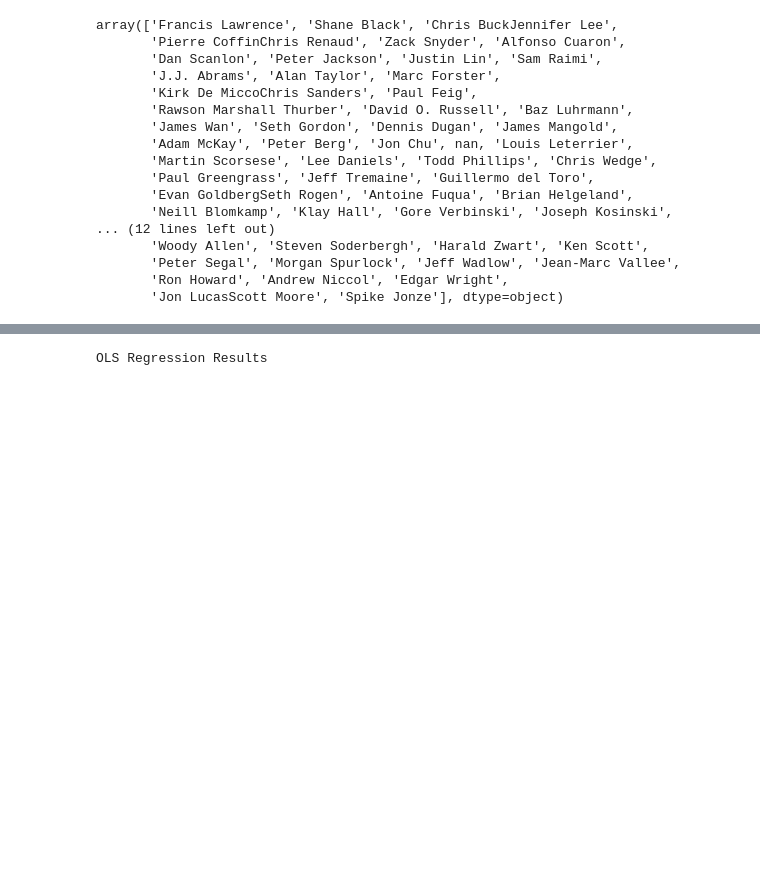
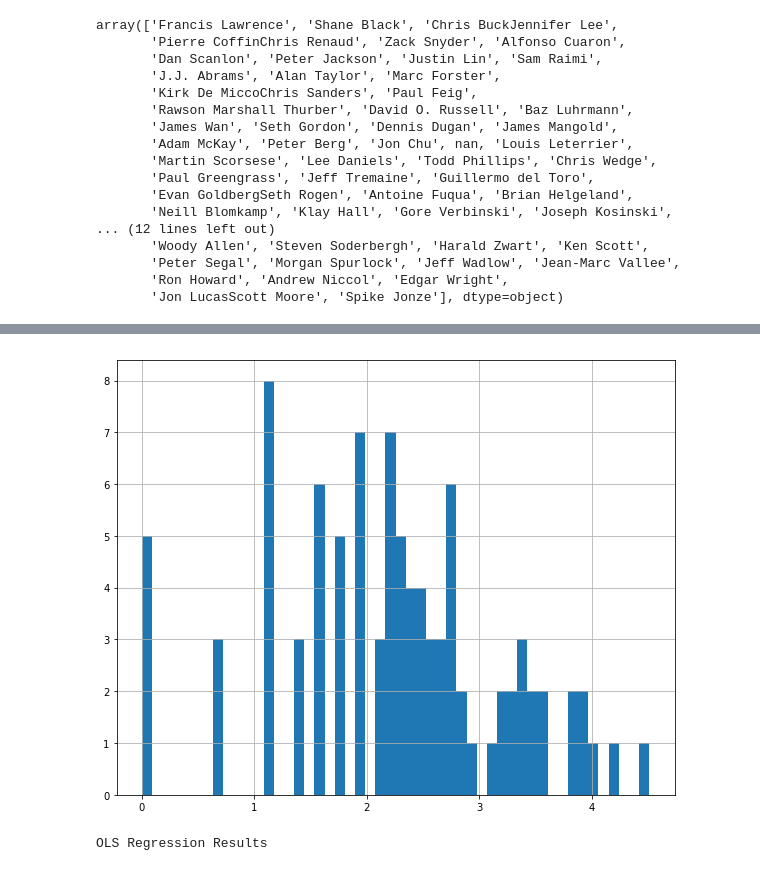
Before and after one commit to cliuless/ds_again, a Jupyter notebook: student_submissions/challenges/05_linear_splitting/igumenshcheva_arina/challenge_set_5_arina.ipynb, the cells around one changed output, grey strips where cells are left out. Drawn from its saved outputs; the diff is of its cells as text; code cells hidden in the pictures; blank space fills up the shorter version.

```diff
--- a/student_submissions/challenges/05_linear_splitting/igumenshcheva_arina/challenge_set_5_arina.ipynb
+++ b/student_submissions/challenges/05_linear_splitting/igumenshcheva_arina/challenge_set_5_arina.ipynb
@@ -268,3 +337,9 @@ array(['Francis Lawrence', 'Shane Black', 'Chris BuckJennifer Lee',
+# %%
+movies_df['log_director_credits'] = movies_df['director_credits'].apply(np.log)
+movies_df2 = movies_df[movies_df.director_credits != 0]
+movies_df2['log_director_credits'].hist(figsize=(10,8), bins=50);
+# %% [output]
+[figure, added]
 # %%
 # Create feature matrix X and target vector y
 y4, X4 = patsy.dmatrices('DomesticTotalGross ~ Budget + rating_PG + rating_PG13 + rating_R + Runtime', data=movies_df, return_type="dataframe")
```
Also changed, not shown: parts of 7 cells of this notebook.
